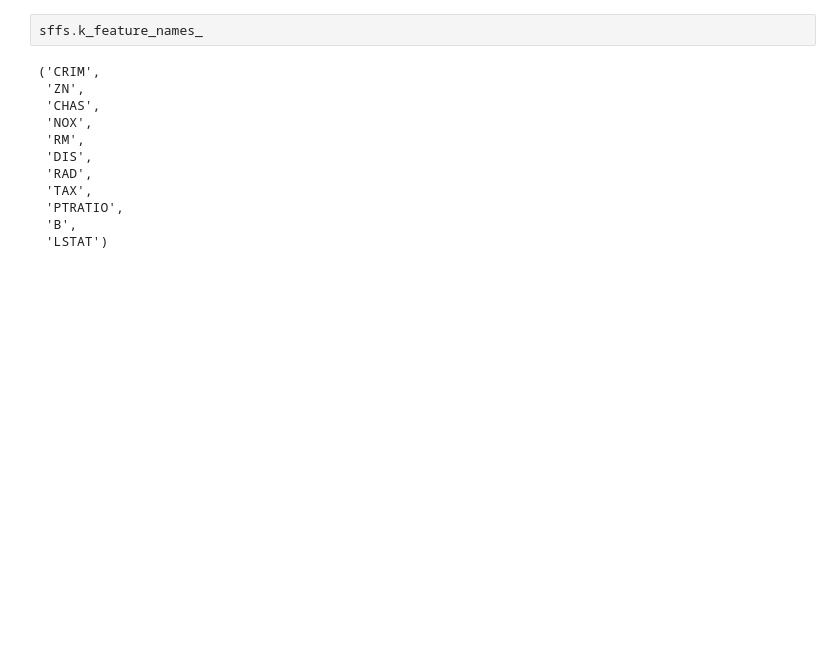
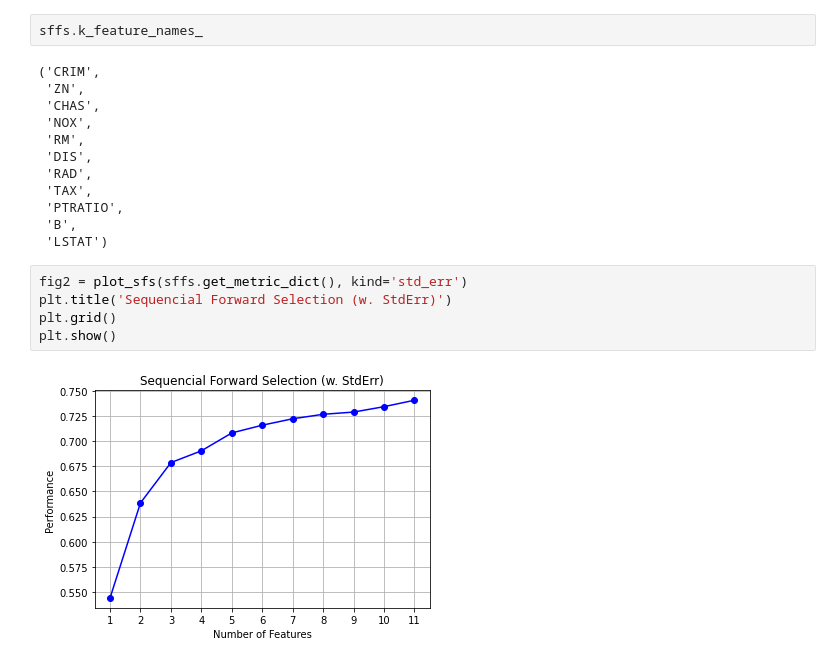
Before and after one commit to rafamarquesi/algoritmos-ia, a Jupyter notebook: estudos/a_comprehensive_guide_to_feature_selection_sing_wrapper_methods_in_python.ipynb, the cells around one changed output. Saved outputs shown, nothing was run; the diff lists cells and outputs as text; blank space fills up the shorter version.

Commit message:
A comprehensive guide to Feature Selection using Wrapper methods in Python (article from analyticsvidhya), updates.

```diff
--- a/estudos/a_comprehensive_guide_to_feature_selection_sing_wrapper_methods_in_python.ipynb
+++ b/estudos/a_comprehensive_guide_to_feature_selection_sing_wrapper_methods_in_python.ipynb
@@ -263,3 +300,10 @@ sffs.k_feature_names_
  'PTRATIO',
  'B',
  'LSTAT')
+# %%
+fig2 = plot_sfs(sffs.get_metric_dict(), kind='std_err')
+plt.title('Sequencial Forward Selection (w. StdErr)')
+plt.grid()
+plt.show()
+# %% [output]
+[figure, added]
```
Also changed, not shown: parts of 4 cells of this notebook.
